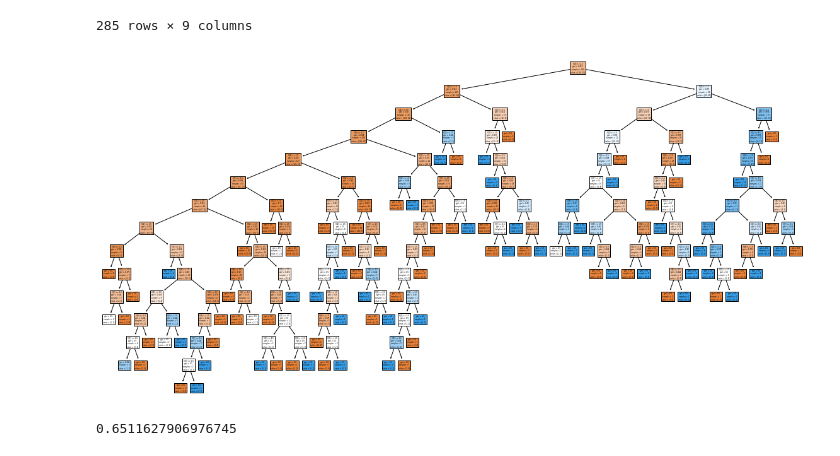
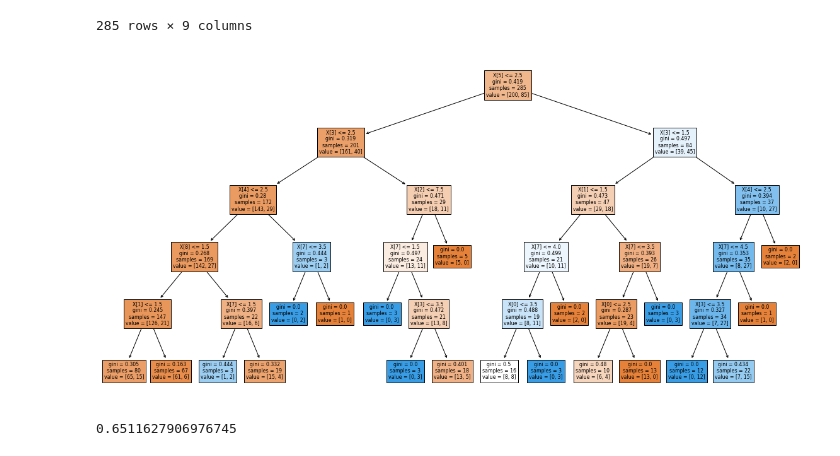
Before and after one commit to duynguyen02/ml-on-practice, a Jupyter notebook: DecisionTree_cancer.ipynb, the cells around one changed output. Drawn from its saved outputs; the diff is of its cells as text; code cells hidden in the pictures.

```diff
--- a/DecisionTree_cancer.ipynb
+++ b/DecisionTree_cancer.ipynb
@@ -86,12 +86,12 @@ X
 # %%
 import matplotlib.pyplot as plt
 from sklearn.tree import DecisionTreeClassifier, plot_tree
-show_parms = DecisionTreeClassifier().fit(X, Y)
+show_parms = DecisionTreeClassifier(max_depth=5).fit(X, Y)
 plt.figure(figsize = (20,10))
 plot_tree(show_parms, filled=True)
 plt.show()
 # %% [output]
-[figure, old version]
+[figure, new version]
 # %%
 from sklearn.model_selection import train_test_split
 x_train, x_test, y_train, y_test = train_test_split(X, Y, test_size = 0.3, random_state = 42)
```
Also changed, not shown: parts of 3 cells of this notebook.
